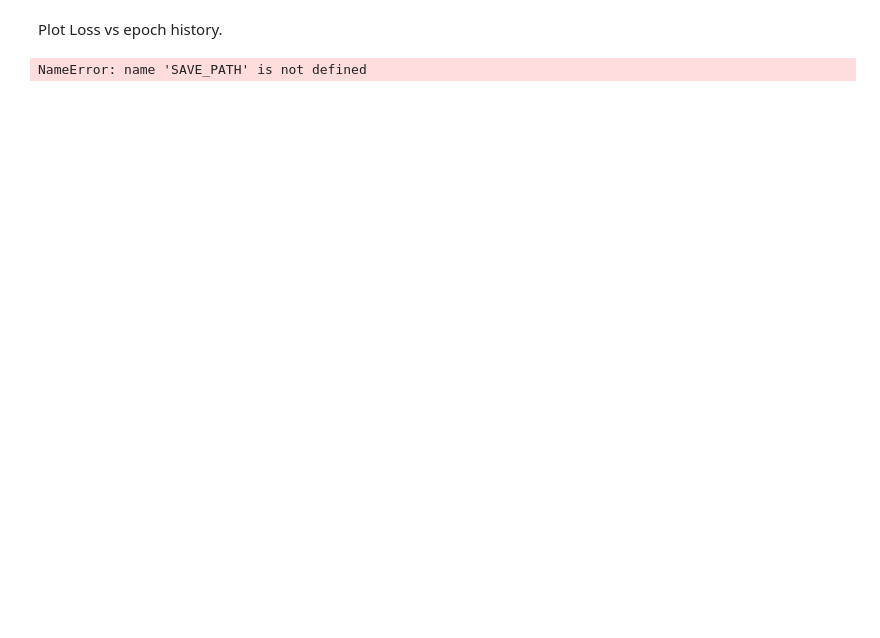
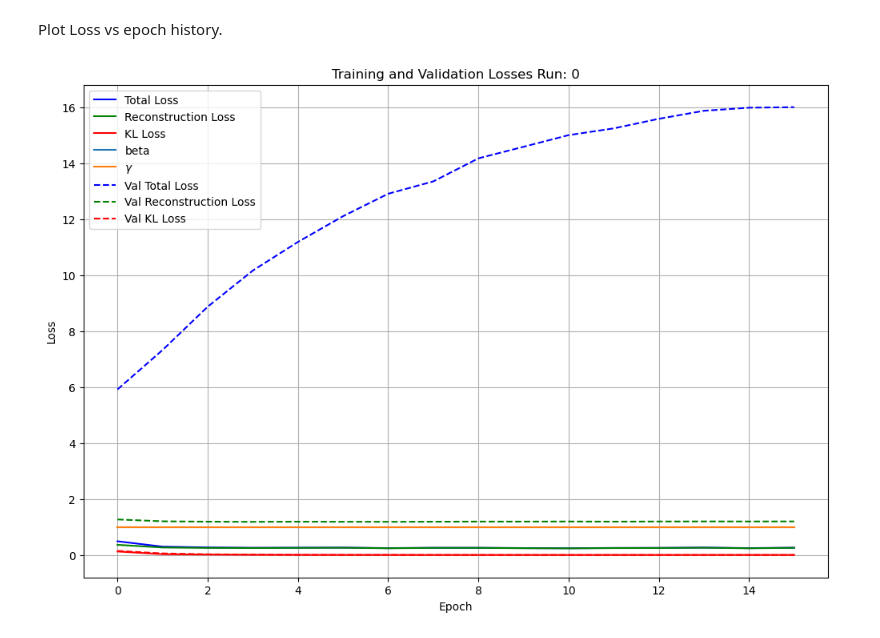
Before and after one commit to jnamador/vae_fs, a Jupyter notebook: models/gan1_training.ipynb, the cells around one changed output. Drawn from its saved outputs; the diff is of its cells as text; code cells hidden in the pictures; blank space fills up the shorter version.

Commit message:
added gamma and the Discriminator loss to the VAE training

```diff
--- a/models/gan1_training.ipynb
+++ b/models/gan1_training.ipynb
@@ -364,7 +391,7 @@ SAVE_PATH = home_path+f"/GAN_trainings/attempt0/" #
 early_stopping = EarlyStopping(patience=STOP_PATIENCE, restore_best_weights=True)
 reduce_lr = ReduceLROnPlateau(monitor='val_loss', factor=0.5, patience=LR_PATIENCE, verbose=1)
 
-for i in range(NUM_TRAIN):
+for i in range(1):
     if train:
         tf.keras.backend.clear_session()
 
@@ -374,7 +401,7 @@ for i in range(NUM_TRAIN):
         disc = Qmake_discriminator(INPUT_SZ, H1_SZ, H2_SZ) # Testing out these values for now
 
         steps_per_epoch = X_train.shape[0] // BATCH_SIZE
-        vae = VAE_GAN_Model(enc, dec, disc,  steps_per_epoch=steps_per_epoch, cycle_length=10, min_beta=0, max_beta=1)
+        vae = VAE_GAN_Model(enc, dec, disc, cycle_length=10, min_beta=0, max_beta=1)
         opt = keras.optimizers.Adam(learning_rate=0.0001, clipnorm=1000)
         vae.compile(optimizer=opt)
 
@@ -414,42 +457,45 @@ import matplotlib.pyplot as plt
 import pickle as pkl
 # Assuming 'history' is the object returned by your model.fit() call
 
-for i in range(2):
+for i in range(1):
     save_path = SAVE_PATH + f"n_{i}/"
     with open(save_path + 'training_history.pkl', 'rb') as f:
         history = pkl.load(f)
 
     # Extract the loss values
     total_loss = history['loss']
-    reco_loss = history['reconstruction_loss']
+    reco_loss = history['reco_loss']
     kl_loss = history['kl_loss']
     val_total_loss = history['val_loss']
-    val_reco_loss = history['val_reconstruction_loss']
+    val_reco_loss = history['val_reco_loss']
     val_kl_loss = history['val_kl_loss']
+    gamma = history['gamma']
 
     # Create a new figure
     plt.figure(figsize=(12, 8))
 
     # Plot training losses
     plt.plot(total_loss, label='Total Loss', color='blue')
     plt.plot(reco_loss, label='Reconstruction Loss', color='green')
     plt.plot(kl_loss, label='KL Loss', color='red')
+
     plt.plot(history['beta'],label="beta")
+    plt.plot(history['gamma'], label="$\gamma$")
 
     # Plot validation losses
     plt.plot(val_total_loss, label='Val Total Loss', color='blue', linestyle='--')
     plt.plot(val_reco_loss, label='Val Reconstruction Loss', color='green', linestyle='--')
     plt.plot(val_kl_loss, label='Val KL Loss', color='red', linestyle='--')
 
     # Customize the plot
     plt.title(f'Training and Validation Losses Run: {i}')
     plt.xlabel('Epoch')
     plt.ylabel('Loss')
-    plt.yscale("log")
+    # plt.yscale("log")
     plt.legend()
     plt.grid(True)
 
     # Show the plot
     plt.show()
 # %% [output]
-NameError: name 'SAVE_PATH' is not defined
+[figure, added]
```
Also changed, not shown: parts of 4 cells of this notebook.
